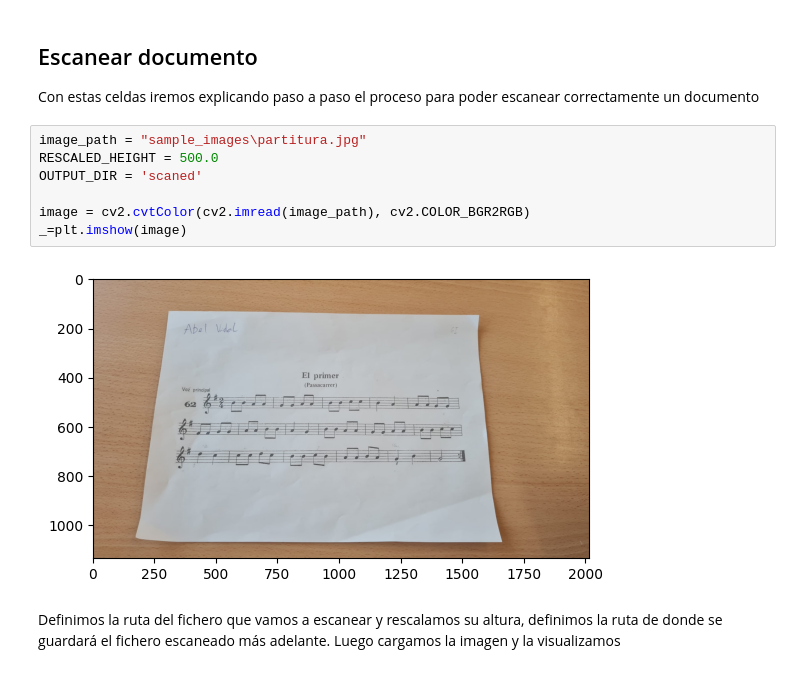
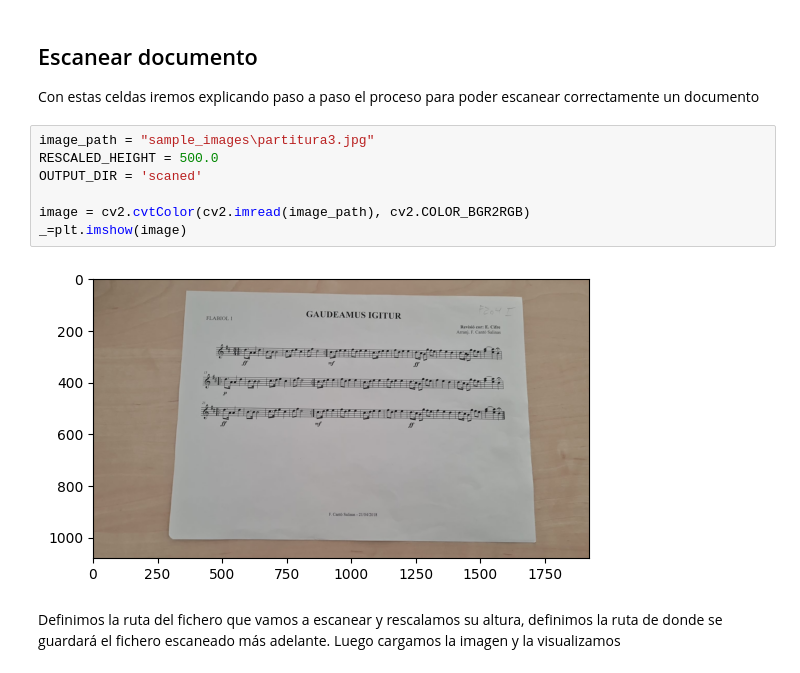
Before and after one commit to A-vidal/SheetScaner, a Jupyter notebook: Presentación.ipynb, the cells around one changed output. Cells and saved outputs as stored; diff of their text form.

```diff
--- a/Presentación.ipynb
+++ b/Presentación.ipynb
@@ -37,14 +37,14 @@ import os
 
 Con estas celdas iremos explicando paso a paso el proceso para poder escanear correctamente un documento
 # %%
-image_path = "sample_images\partitura.jpg"
+image_path = "sample_images\partitura3.jpg"
 RESCALED_HEIGHT = 500.0
 OUTPUT_DIR = 'scaned'
 
 image = cv2.cvtColor(cv2.imread(image_path), cv2.COLOR_BGR2RGB)
 _=plt.imshow(image)
 # %% [output]
-[figure, old version]
+[figure, new version]
 # %% [markdown]
 Definimos la ruta del fichero que vamos a escanear y rescalamos su altura, definimos la ruta de donde se guardará el fichero escaneado más adelante. Luego cargamos la imagen y la visualizamos
 # %%
```
Also changed, not shown: parts of 24 cells of this notebook, 7 other files.
